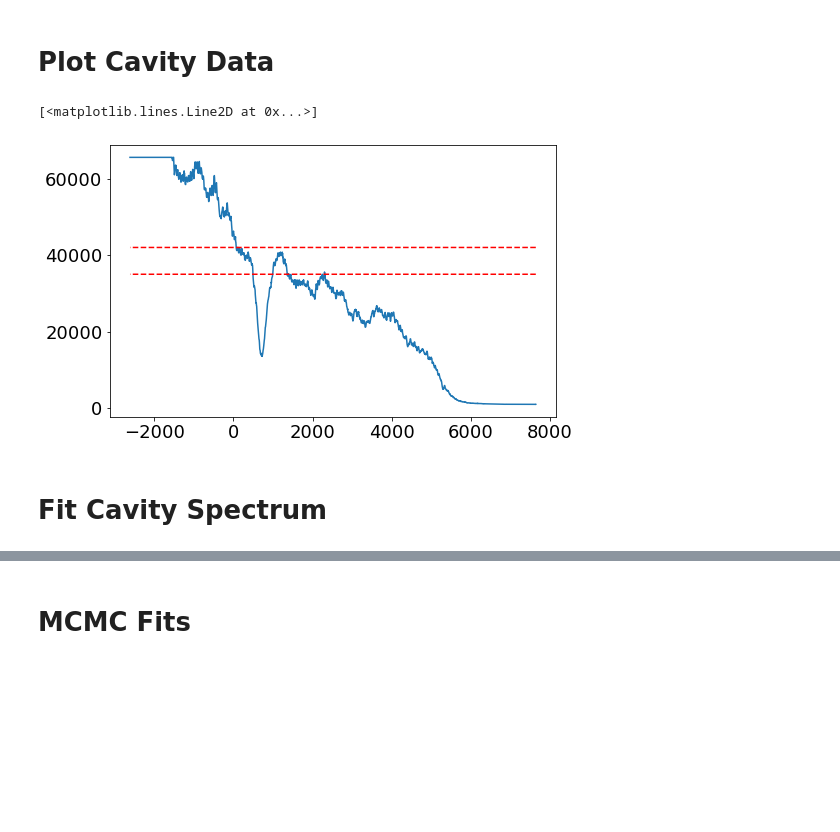
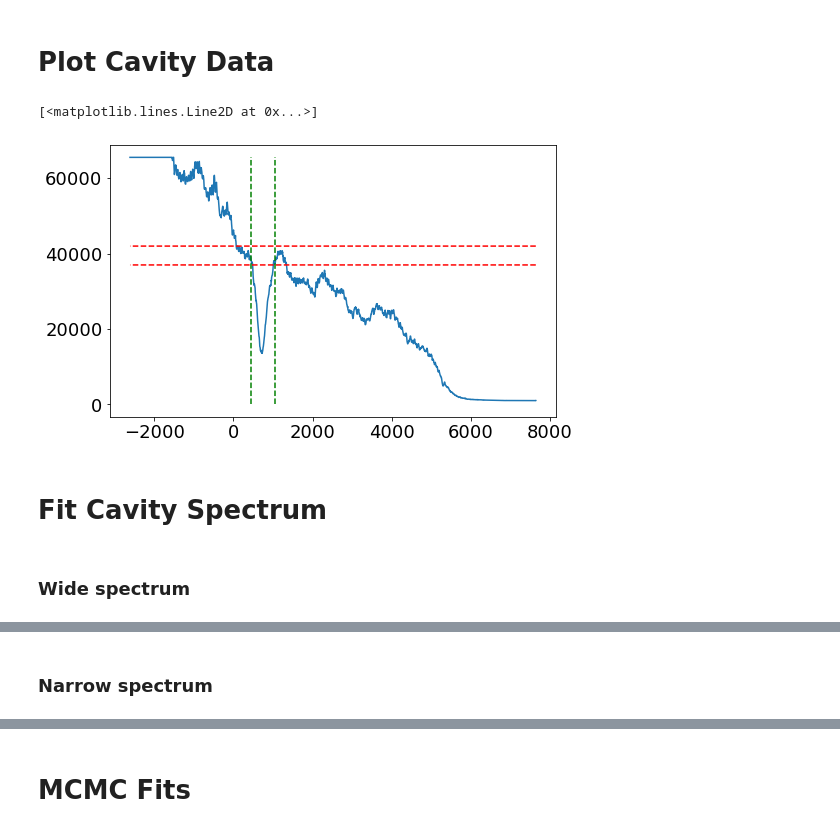
Before and after one commit to huanyanqi/siv-cqed-model, a Jupyter notebook: notebooks/fitting data - 2021_03_03_spectrometer.ipynb, the cells around one changed output, grey strips where cells are left out. Drawn from its saved outputs; the diff is of its cells as text; code cells hidden in the pictures; blank space fills up the shorter version.

```diff
--- a/notebooks/fitting data - 2021_03_03_spectrometer.ipynb
+++ b/notebooks/fitting data - 2021_03_03_spectrometer.ipynb
@@ -24,16 +24,20 @@ siv_files = ["13_41_57.txt", "13_42_43.txt", "13_43_30.txt", "13_45_05.txt", "13
 # %%
 cavity_data = np.loadtxt(cavity_path, skiprows=2, delimiter=",")
 lambdas, cavity_counts = cavity_data.T
 cavity_freqs = 2.998E8 / lambdas - 406000 # GHz
 plt.plot(cavity_freqs, cavity_counts)
 
-plt.plot(cavity_freqs, [35000] * len(cavity_freqs), 'r--')
+plt.plot(cavity_freqs, [37000] * len(cavity_freqs), 'r--')
 plt.plot(cavity_freqs, [42000] * len(cavity_freqs), 'r--')
+plt.plot([450] * 2, [0, max(cavity_counts)], 'g--')
+plt.plot([1050] * 2, [0, max(cavity_counts)], 'g--')
 # %% [output]
 [<matplotlib.lines.Line2D at 0x...>]
-[figure, old version]
+[figure, new version]
 # %% [markdown]
 # Fit Cavity Spectrum
+# %% [markdown]
+### Wide spectrum
 # %%
 freq_lo = 450
 freq_hi = 1050
@@ -84,6 +88,8 @@ plt.plot(cavity_freqs_filtered, cavity_ref_model.eval(params=results.params, w=c
 [<matplotlib.lines.Line2D at 0x...>]
 [figure]
 [figure]
+# %% [markdown]
+### Narrow spectrum
 # %%
 freq_lo = 600
 freq_hi = 850
```
Also changed, not shown: parts of 1 cell of this notebook, 2 other files.
